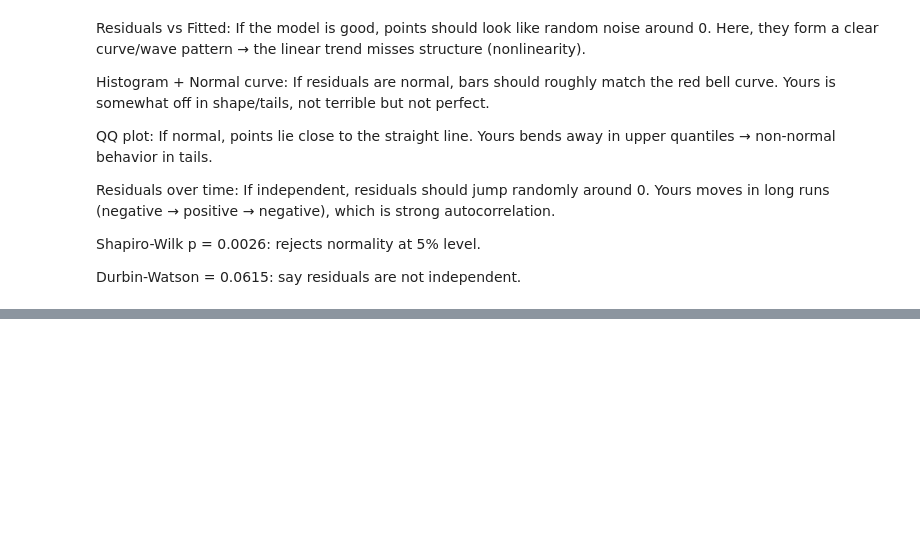
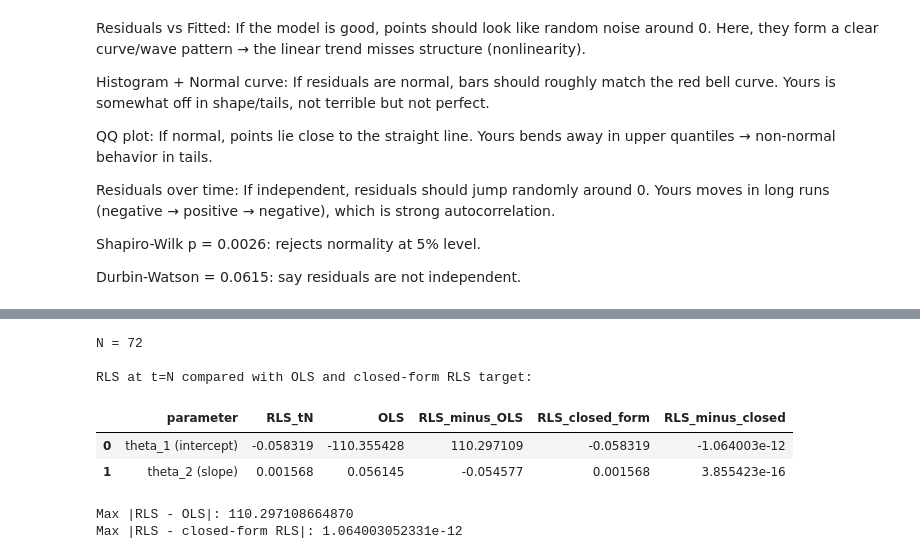
Before and after one commit to JesperDTU/TimeSeriesAnalysis_Assignments, a Jupyter notebook: Assignment1/Assignment1.ipynb, the cells around one changed output, grey strips where cells are left out. Cells and saved outputs as stored; diff of their text form; code cells hidden in the pictures; blank space fills up the shorter version.

```diff
--- a/Assignment1/Assignment1.ipynb
+++ b/Assignment1/Assignment1.ipynb
@@ -438,0 +514,57 @@ Durbin-Watson = 0.0615: say residuals are not independent.
+# %%
+# RLS estimate at t = N and comparison with OLS
+
+p = X.shape[1]
+N = X.shape[0]
+y_vec = np.asarray(y).reshape(-1)
+
+# Same initialization as requested
+R0 = 0.1 * np.eye(p)
+theta0 = np.zeros((p, 1))
+
+R_prev = R0.copy()
+theta_prev = theta0.copy()
+
+for t in range(1, N + 1):
+    x_t = X[t - 1].reshape(-1, 1)
+    y_t = float(y_vec[t - 1])
+
+    R_t = R_prev + x_t @ x_t.T
+    innovation = y_t - float((x_t.T @ theta_prev).item())
+    theta_t = theta_prev + np.linalg.inv(R_t) @ x_t * innovation
+
+    R_prev = R_t
+    theta_prev = theta_t
+
+theta_rls_N = theta_prev.reshape(-1)
+theta_ols = np.asarray(theta_hat).reshape(-1)
+
+# Closed-form target implied by initialization (ridge-like normal equation)
+theta_rls_closed = np.linalg.inv(R0 + X.T @ X) @ (R0 @ theta0).reshape(-1) + np.linalg.inv(R0 + X.T @ X) @ (X.T @ y_vec)
+
+diff_ols = theta_rls_N - theta_ols
+diff_closed = theta_rls_N - theta_rls_closed
+
+comparison = pd.DataFrame({
+    "parameter": ["theta_1 (intercept)", "theta_2 (slope)"],
+    "RLS_tN": theta_rls_N,
+    "OLS": theta_ols,
+    "RLS_minus_OLS": diff_ols,
+    "RLS_closed_form": theta_rls_closed,
+    "RLS_minus_closed": diff_closed
+})
+
+print(f"N = {N}")
+print("\nRLS at t=N compared with OLS and closed-form RLS target:")
+display(comparison)
+print(f"Max |RLS - OLS|: {np.max(np.abs(diff_ols)):.12f}")
+print(f"Max |RLS - closed-form RLS|: {np.max(np.abs(diff_closed)):.12e}")
+# %% [output]
+N = 72
+
+RLS at t=N compared with OLS and closed-form RLS target:
+|  | parameter | RLS_tN | OLS | RLS_minus_OLS | RLS_closed_form | RLS_minus_closed |
+| 0 | theta_1 (intercept) | -0.058319 | -110.355428 | 110.297109 | -0.058319 | -1.064003e-12 |
+| 1 | theta_2 (slope) | 0.001568 | 0.056145 | -0.054577 | 0.001568 | 3.855423e-16 |
+Max |RLS - OLS|: 110.297108664870
+Max |RLS - closed-form RLS|: 1.064003052331e-12
```
Also changed, not shown: parts of 6 cells of this notebook.
